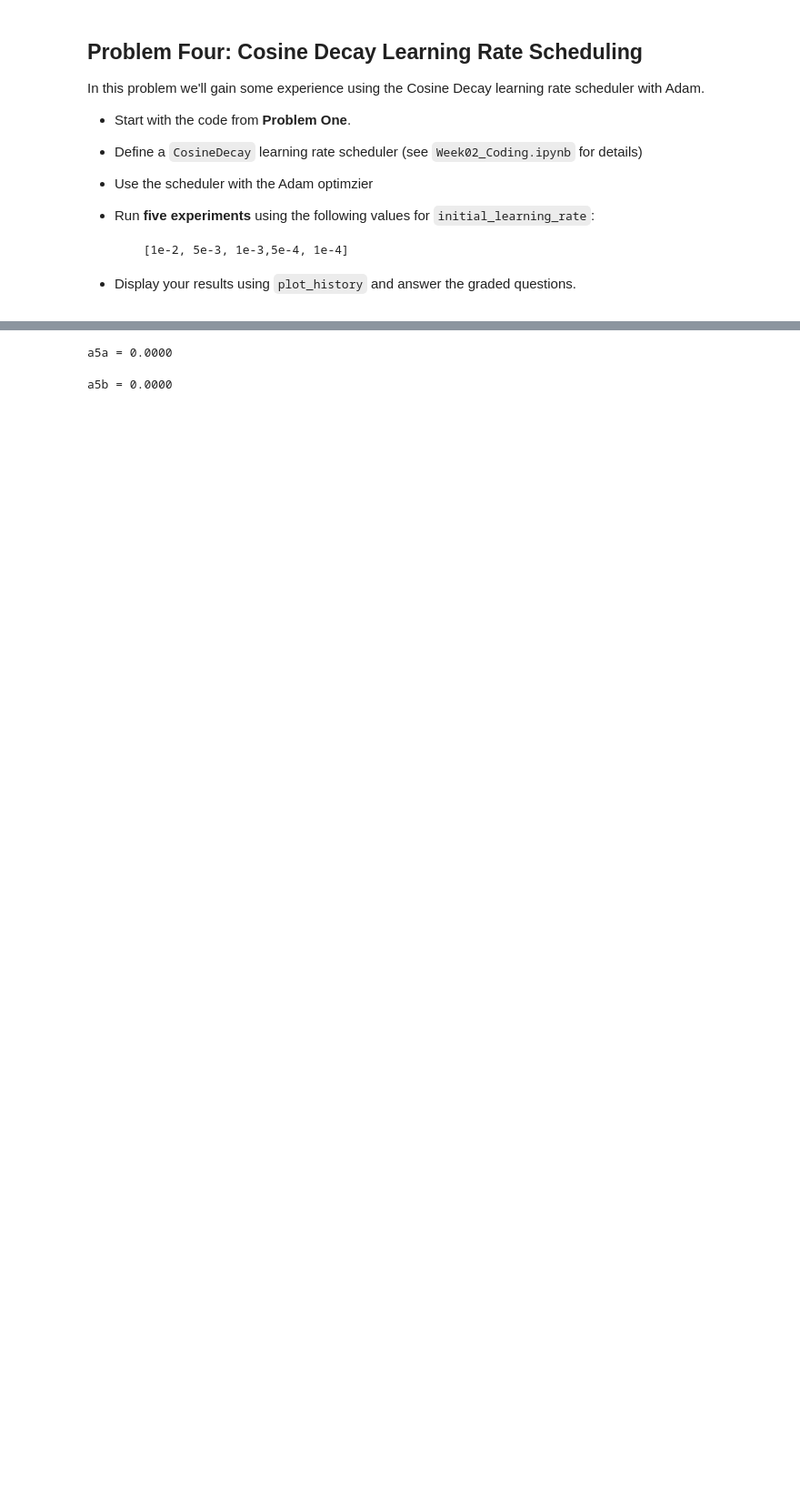
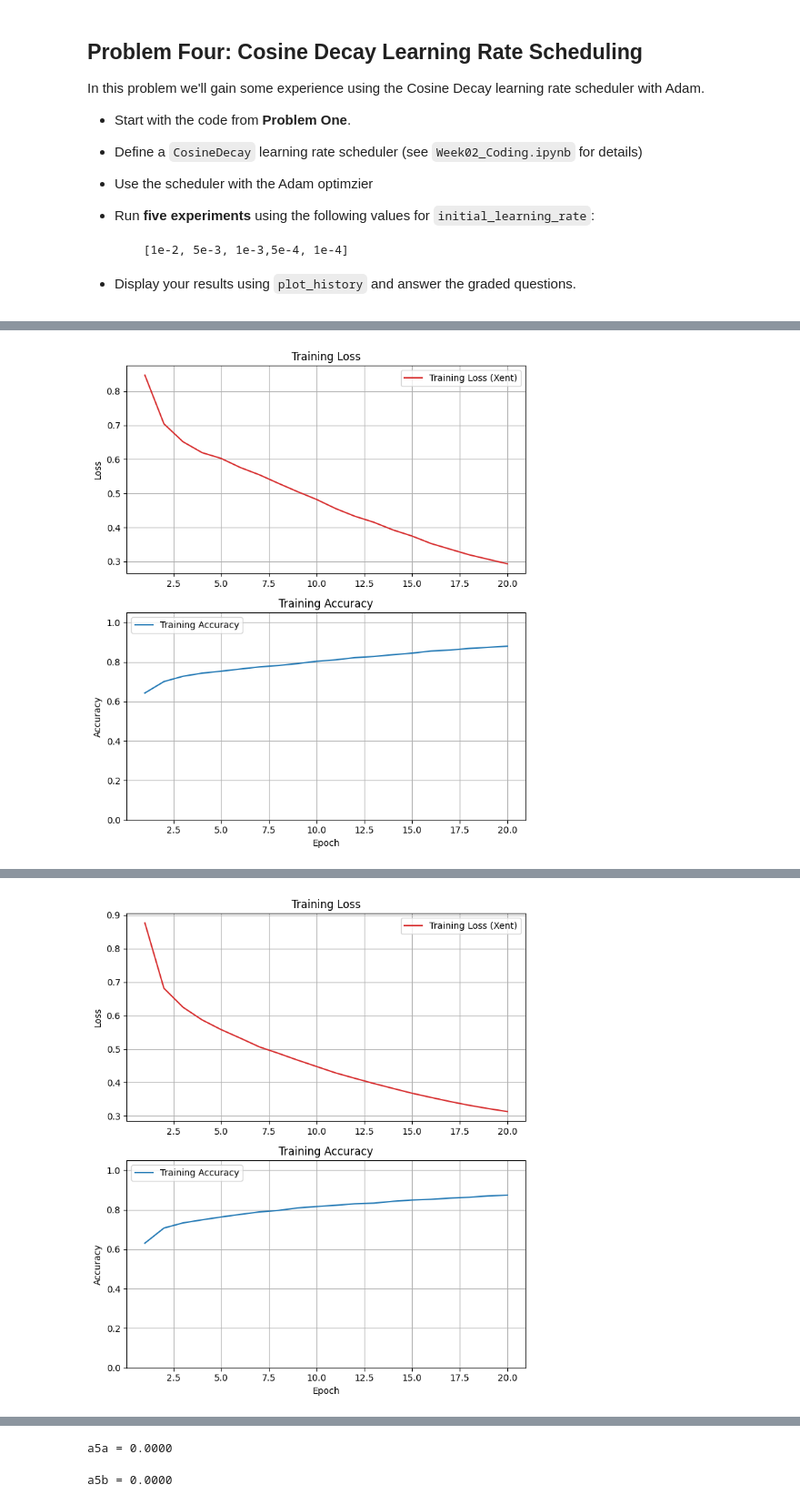
Before and after one commit to ndumay/Module-7-Assignments, a Jupyter notebook: Homework_02.ipynb, the cells around one changed output, grey strips where cells are left out. Shown at 91% size. Drawn from its saved outputs; the diff is of its cells as text; code cells hidden in the pictures; blank space fills up the shorter version.

```diff
--- a/Homework_02.ipynb
+++ b/Homework_02.ipynb
@@ -808,0 +773,76 @@ NameError: name 'X_train_scaled' is not defined
+# %%
+# --- Cell 2: Problem 4 (CosineDecay) but with extra safeguards ---
+from tensorflow.keras.models import Sequential
+from tensorflow.keras.layers import Dense, Input
+from tensorflow.keras.optimizers import Adam
+from tensorflow.keras.optimizers.schedules import CosineDecay
+
+# If you imported plot_history earlier in your notebook, keep using that.
+# This cell assumes plot_history(history) already exists.
+
+initial_lrs = [1e-2, 5e-3, 1e-3, 5e-4, 1e-4]
+
+epochs = 20
+batch_size = 32
+
+n_features = X_train_scaled.shape[1]
+n_classes = len(np.unique(y_train))
+
+steps_per_epoch = int(np.ceil(len(X_train_scaled) / batch_size))
+decay_steps = steps_per_epoch * epochs
+
+histories_by_cd = {}
+final_train_acc_by_cd = {}
+
+print(f"steps_per_epoch={steps_per_epoch}, decay_steps={decay_steps}")
+
+for init_lr in initial_lrs:
+    print("\n" + "="*70)
+    print(f"CosineDecay run starting | initial_lr = {init_lr}")
+    print("="*70)
+
+    # Clearing between runs helps prevent TF graph/resource buildup.
+    tf.keras.backend.clear_session()
+    tf.random.set_seed(random_seed)
+
+    lr_schedule = CosineDecay(
+        initial_learning_rate=init_lr,
+        decay_steps=decay_steps
+    )
+
+    model_cd = Sequential([
+        Input(shape=(n_features,)),
+        Dense(64, activation="relu"),
+        Dense(32, activation="relu"),
+        Dense(n_classes, activation="softmax")
+    ])
+
+    model_cd.compile(
+        optimizer=Adam(learning_rate=lr_schedule),
+        loss="sparse_categorical_crossentropy",
+        metrics=["accuracy"]
+    )
+
+    history_cd = model_cd.fit(
+        X_train_scaled,
+        y_train,
+        epochs=epochs,
+        batch_size=batch_size,
+        validation_split=0.2,
+        verbose=1
+    )
+
+    plot_history(history_cd)
+
+    final_acc = float(history_cd.history["accuracy"][-1])
+    histories_by_cd[init_lr] = history_cd
+    final_train_acc_by_cd[init_lr] = final_acc
+
+    print(f"Final training accuracy (epoch {epochs}) for init_lr={init_lr}: {final_acc:.4f}")
+
+best_cd_lr = max(final_train_acc_by_cd, key=final_train_acc_by_cd.get)
+best_cd_acc = final_train_acc_by_cd[best_cd_lr]
+
+print("\nBest initial LR (CosineDecay):", best_cd_lr)
+print("Best accuracy found:", f"{best_cd_acc:.4f}")
+# %% [output]
@@ -808,0 +866 @@ NameError: name 'X_train_scaled' is not defined
+[figure, added]
@@ -808,0 +884 @@ NameError: name 'X_train_scaled' is not defined
+[figure, added]
```
Also changed, not shown: parts of 19 cells of this notebook.
